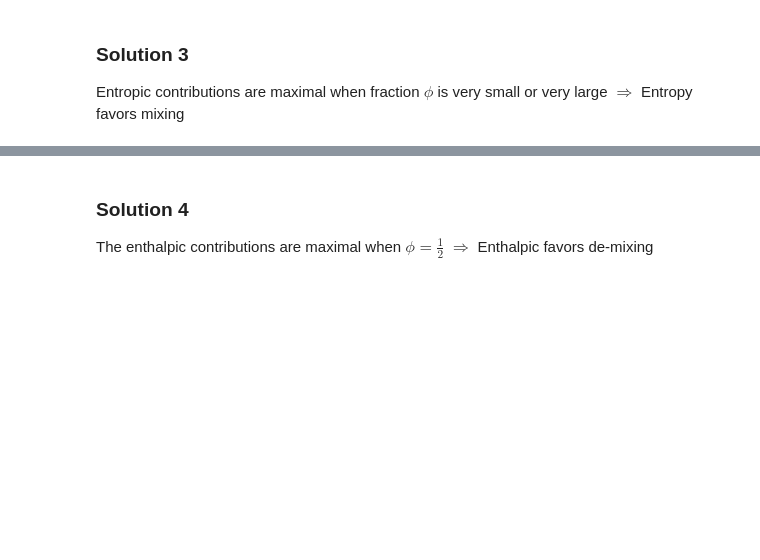
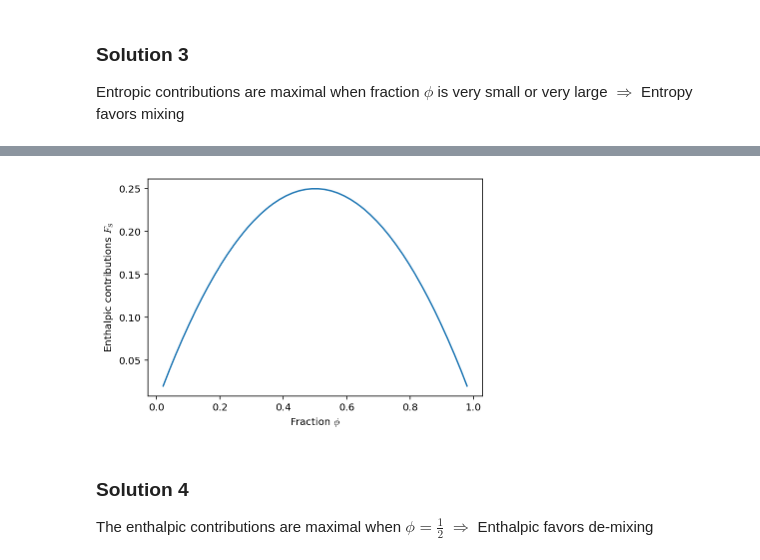
Before and after one commit to zwicker-group/tutorial-pattern-formation-in-cells, a Jupyter notebook: 04_physics-of-diffusion.ipynb, the cells around one changed output, grey strips where cells are left out. Cells and saved outputs as stored; diff of their text form; code cells hidden in the pictures; blank space fills up the shorter version.

```diff
--- a/04_physics-of-diffusion.ipynb
+++ b/04_physics-of-diffusion.ipynb
@@ -86,8 +98,10 @@ Visualize the enthalpic contributions
 # %%
-cs = np.linspace(0, 1)[1:-1]
-plt.plot(cs, %% BLANK %%)
+c = np.linspace(0, 1)[1:-1]
+plt.plot(c, c * (1 - c))
 plt.xlabel('Fraction $\phi$')
 plt.ylabel(r'Enthalpic contributions $F_\mathrm{S}$');
+# %% [output]
+[figure, added]
 # %% [markdown]
 ### Solution 4
 The enthalpic contributions are maximal when $\phi = \frac12$ $\Rightarrow$ Enthalpic favors de-mixing
```
Also changed, not shown: parts of 33 cells of this notebook.
